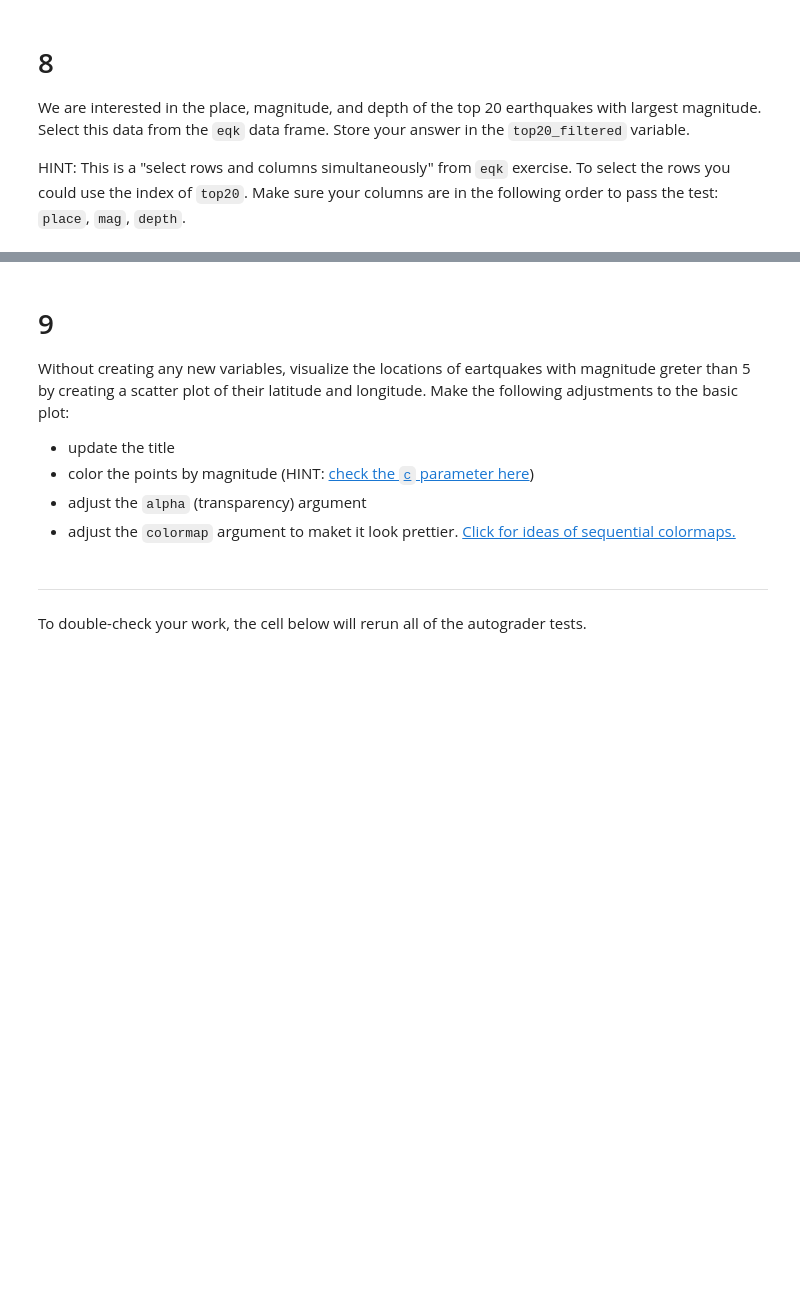
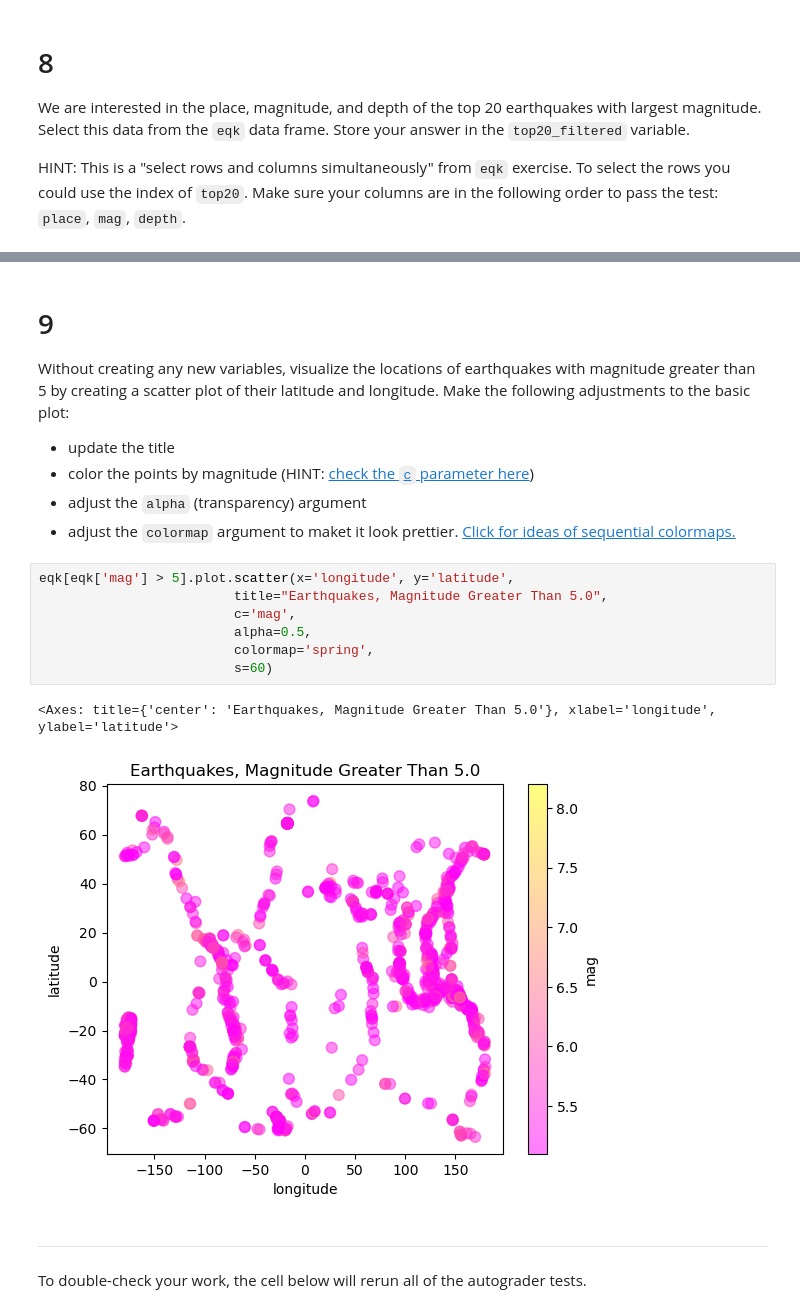
Before and after one commit to zachyyy700/eds220-hwk1, a Jupyter notebook: task3/hwk1-task3-earthquakes-LOO.ipynb, the cells around one changed output, grey strips where cells are left out. Saved outputs shown, nothing was run; the diff lists cells and outputs as text; blank space fills up the shorter version.

```diff
--- a/task3/hwk1-task3-earthquakes-LOO.ipynb
+++ b/task3/hwk1-task3-earthquakes-LOO.ipynb
@@ -216,11 +278,21 @@ grader.check("q8")
 
 # 9
 
-Without creating any new variables, visualize the locations of eartquakes with magnitude greter than 5 by creating a scatter plot of their latitude and longitude. Make the following adjustments to the basic plot:
+Without creating any new variables, visualize the locations of earthquakes with magnitude greater than 5 by creating a scatter plot of their latitude and longitude. Make the following adjustments to the basic plot:
 - update the title
 - color the points by magnitude (HINT: [check the `c` parameter here](https://pandas.pydata.org/pandas-docs/stable/reference/api/pandas.DataFrame.plot.scatter.html))
 - adjust the `alpha` (transparency) argument
 - adjust the `colormap` argument to maket it look prettier. [Click for ideas of sequential colormaps.](https://matplotlib.org/stable/users/explain/colors/colormaps.html)
+# %%
+eqk[eqk['mag'] > 5].plot.scatter(x='longitude', y='latitude',
+                         title="Earthquakes, Magnitude Greater Than 5.0",
+                         c='mag',
+                         alpha=0.5,
+                         colormap='spring',
+                         s=60)
+# %% [output]
+<Axes: title={'center': 'Earthquakes, Magnitude Greater Than 5.0'}, xlabel='longitude', ylabel='latitude'>
+[figure, added]
 # %% [markdown]
 ---
 
```
Also changed, not shown: parts of 18 cells of this notebook, 1 other file.
